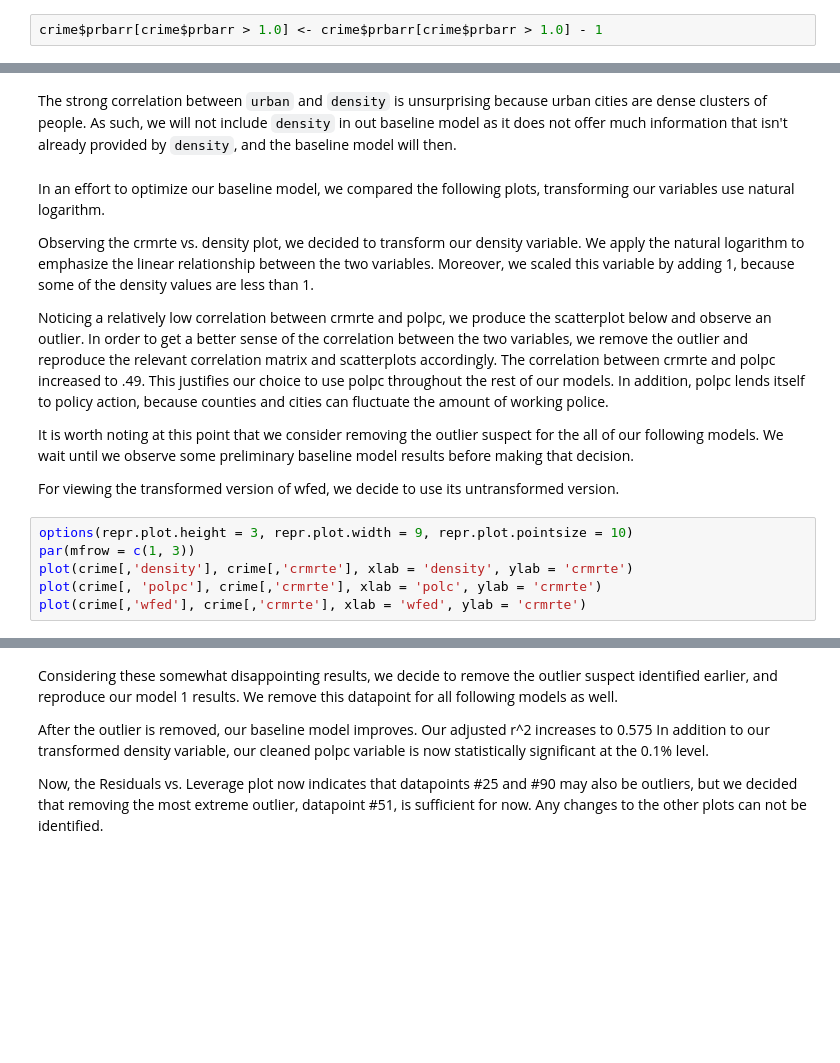
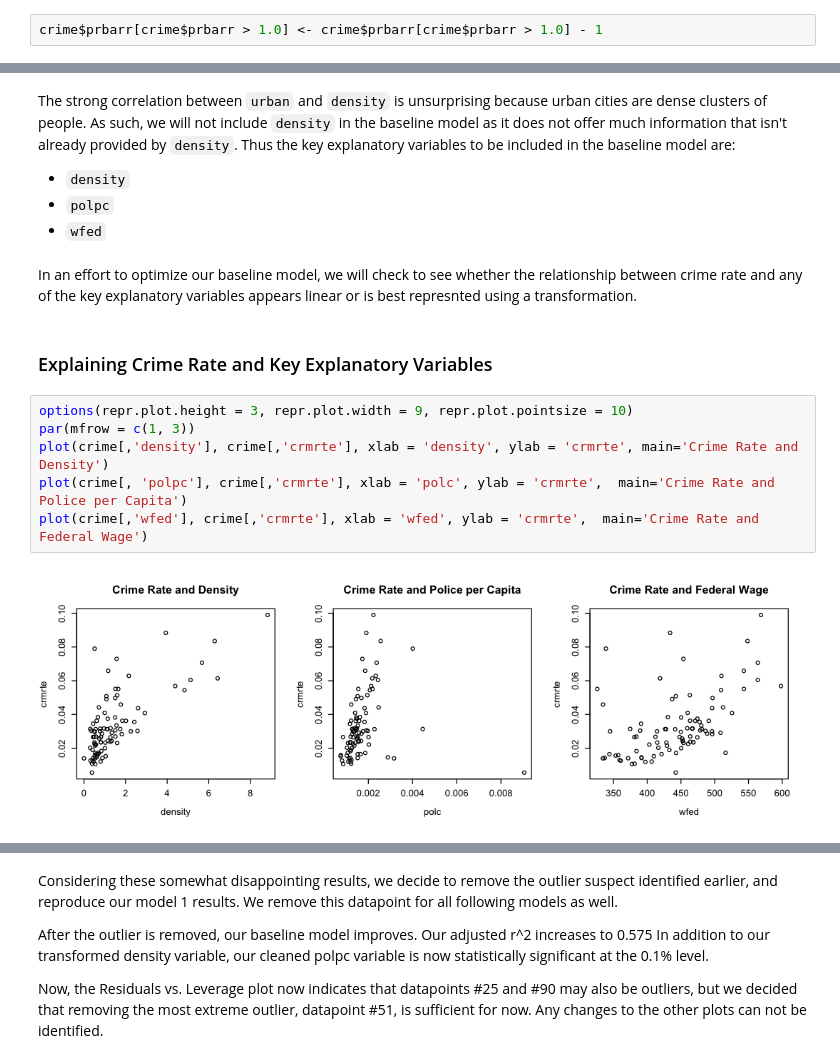
Before and after one commit to JBPelzner/w203-Lab-3, a Jupyter notebook: lab_3_report_v1.ipynb, the cells around one changed output, grey strips where cells are left out. Saved outputs shown, nothing was run; the diff lists cells and outputs as text; blank space fills up the shorter version.

Commit message:
I think this is how we should lead the audience through building a model

```diff
--- a/lab_3_report_v1.ipynb
+++ b/lab_3_report_v1.ipynb
@@ -163,21 +192,21 @@ round(cor(crime[,c('density', 'urban', 'polpc', 'wfed')]), 2)
 # %% [markdown]
-The strong correlation between `urban` and `density` is unsurprising because urban cities are dense clusters of people. As such, we will not include `density` in out baseline model as it does not offer much information that isn't already provided by `density`, and the baseline model will then.
+
+The strong correlation between `urban` and `density` is unsurprising because urban cities are dense clusters of people. As such, we will not include `density` in the baseline model as it does not offer much information that isn't already provided by `density`. Thus the key explanatory variables to be included in the baseline model are:
+* `density`
+* `polpc`
+* `wfed`
-# %% [markdown]
-In an effort to optimize our baseline model, we compared the following plots, transforming our variables use natural logarithm.
-
-Observing the crmrte vs. density plot, we decided to transform our density variable. We apply the natural logarithm to emphasize the linear relationship between the two variables. Moreover, we scaled this variable by adding 1, because some of the density values are less than 1.
-
-Noticing a relatively low correlation between crmrte and polpc, we produce the scatterplot below and observe an outlier. In order to get a better sense of the correlation between the two variables, we remove the outlier and reproduce the relevant correlation matrix and scatterplots accordingly. The correlation between crmrte and polpc increased to .49. This justifies our choice to use polpc throughout the rest of our models. In addition, polpc lends itself to policy action, because counties and cities can fluctuate the amount of working police.
-
-It is worth noting at this point that we consider removing the outlier suspect for the all of our following models. We wait until we observe some preliminary baseline model results before making that decision.
-
-For viewing the transformed version of wfed, we decide to use its untransformed version.
+# %% [markdown]
+In an effort to optimize our baseline model, we will check to see whether the relationship between crime rate and any of the key explanatory variables appears linear or is best represnted using a transformation.
+# %% [markdown]
+### Explaining Crime Rate and Key Explanatory Variables
 # %%
 options(repr.plot.height = 3, repr.plot.width = 9, repr.plot.pointsize = 10)
 par(mfrow = c(1, 3))
-plot(crime[,'density'], crime[,'crmrte'], xlab = 'density', ylab = 'crmrte')
-plot(crime[, 'polpc'], crime[,'crmrte'], xlab = 'polc', ylab = 'crmrte')
-plot(crime[,'wfed'], crime[,'crmrte'], xlab = 'wfed', ylab = 'crmrte')
+plot(crime[,'density'], crime[,'crmrte'], xlab = 'density', ylab = 'crmrte', main='Crime Rate and Density')
+plot(crime[, 'polpc'], crime[,'crmrte'], xlab = 'polc', ylab = 'crmrte',  main='Crime Rate and Police per Capita')
+plot(crime[,'wfed'], crime[,'crmrte'], xlab = 'wfed', ylab = 'crmrte',  main='Crime Rate and Federal Wage')
+# %% [output]
+[figure, added]
 # %%
 options(repr.plot.height = 3, repr.plot.width = 9, repr.plot.pointsize = 10)
 par(mfrow = c(1, 3))
```
Also changed, not shown: parts of 23 cells of this notebook.
